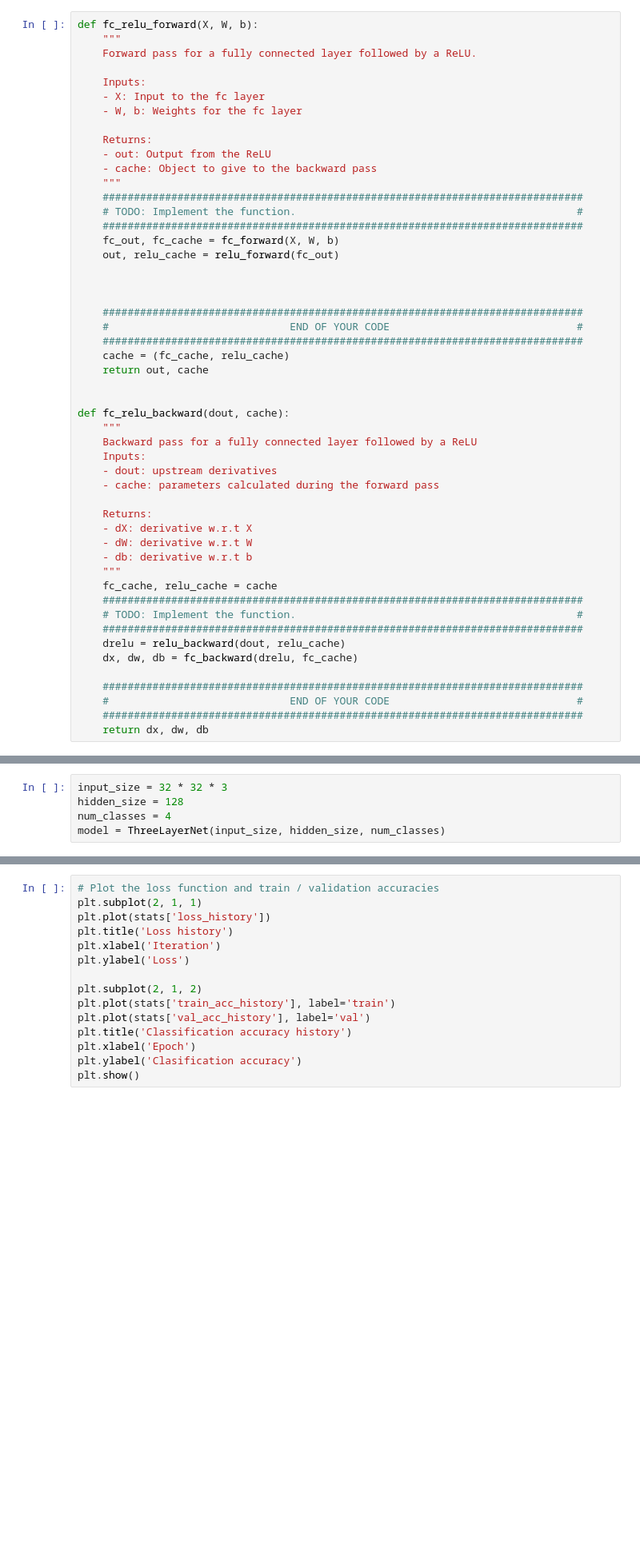
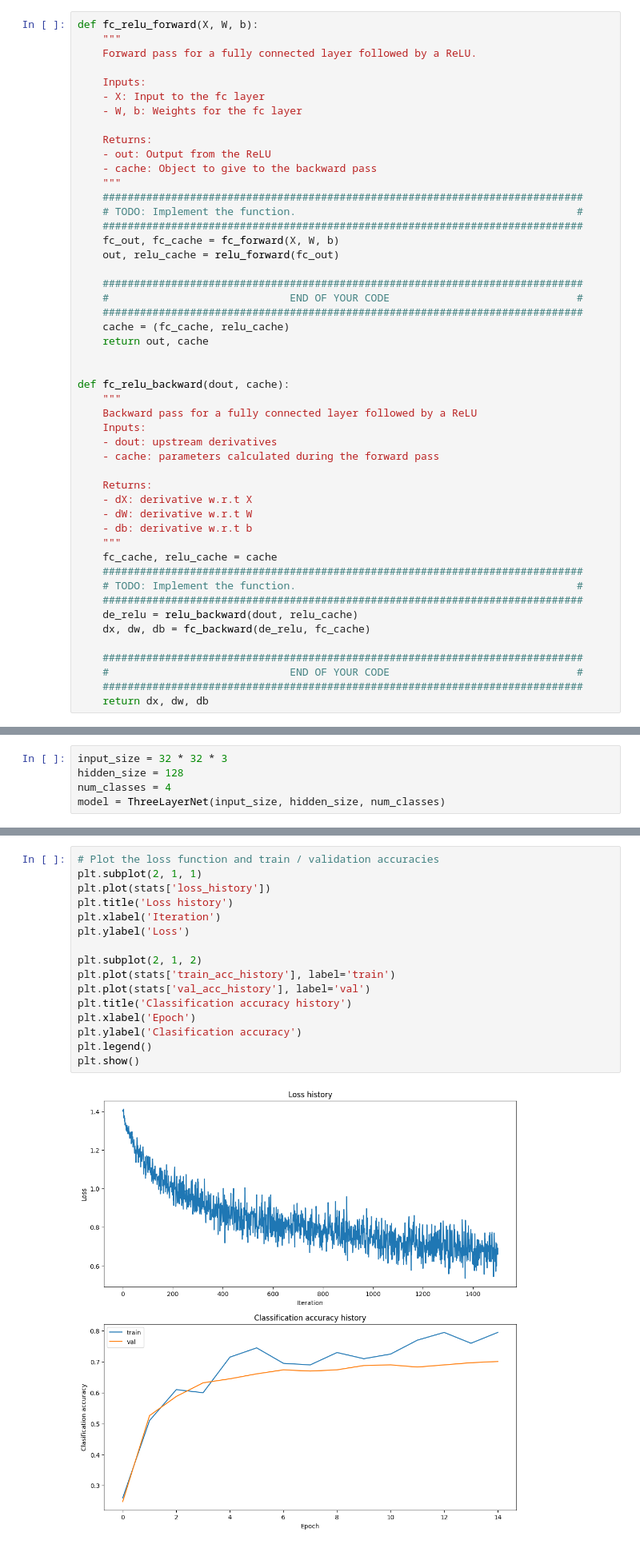
Before and after one commit to nivalt/DeepLearningRU, a Jupyter notebook: allHW/ex2_203459011.ipynb, the cells around one changed output, grey strips where cells are left out. Shown: that part at 80% size. Drawn from its saved outputs; the diff is of its cells as text; blank space fills up the shorter version.

```diff
--- a/allHW/ex2_203459011.ipynb
+++ b/allHW/ex2_203459011.ipynb
@@ -557,8 +557,6 @@ def fc_relu_forward(X, W, b):
     #############################################################################
     fc_out, fc_cache = fc_forward(X, W, b)
     out, relu_cache = relu_forward(fc_out)
-
-
 
     #############################################################################
     #                             END OF YOUR CODE                              #
@@ -583,8 +581,8 @@ def fc_relu_backward(dout, cache):
     #############################################################################
     # TODO: Implement the function.                                             #
     #############################################################################
-    drelu = relu_backward(dout, relu_cache)
-    dx, dw, db = fc_backward(drelu, fc_cache)
+    de_relu = relu_backward(dout, relu_cache)
+    dx, dw, db = fc_backward(de_relu, fc_cache)
 
     #############################################################################
     #                             END OF YOUR CODE                              #
@@ -859,18 +898,21 @@ print ('Training accuracy: ', train_acc)
 # %%
 # Plot the loss function and train / validation accuracies
 plt.subplot(2, 1, 1)
 plt.plot(stats['loss_history'])
 plt.title('Loss history')
 plt.xlabel('Iteration')
 plt.ylabel('Loss')
 
 plt.subplot(2, 1, 2)
 plt.plot(stats['train_acc_history'], label='train')
 plt.plot(stats['val_acc_history'], label='val')
 plt.title('Classification accuracy history')
 plt.xlabel('Epoch')
 plt.ylabel('Clasification accuracy')
+plt.legend()
 plt.show()
+# %% [output]
+[figure, added]
 # %% [markdown]
 ## Hyperparameter Optimization
 Use the validation set to tune hyperparameters by training different models (using the training dataset) and evaluating the performance using the validation dataset. Save the results in a dictionary mapping tuples of the form `(learning_rate, hidden_size, regularization)` to tuples of the form `(training_accuracy, validation_accuracy)`. You should evaluate the best model on the testing dataset and print out the training, validation and testing accuracies for each of the models and provide a clear visualization. Highlight the best model w.r.t the testing accuracy. **(10 Points)**
```
Also changed, not shown: parts of 15 cells of this notebook.
